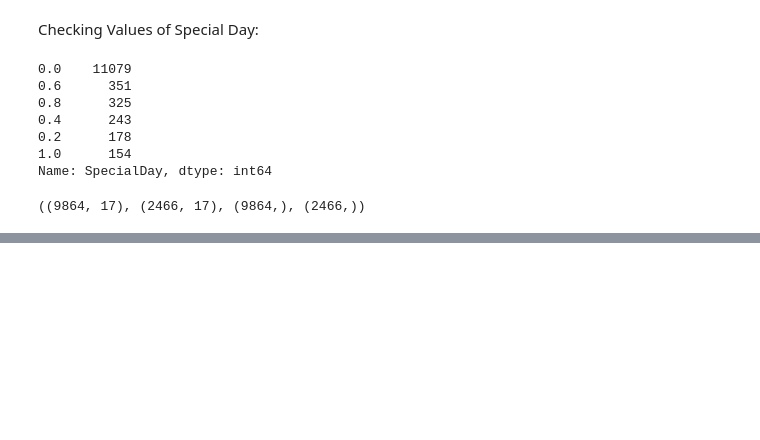
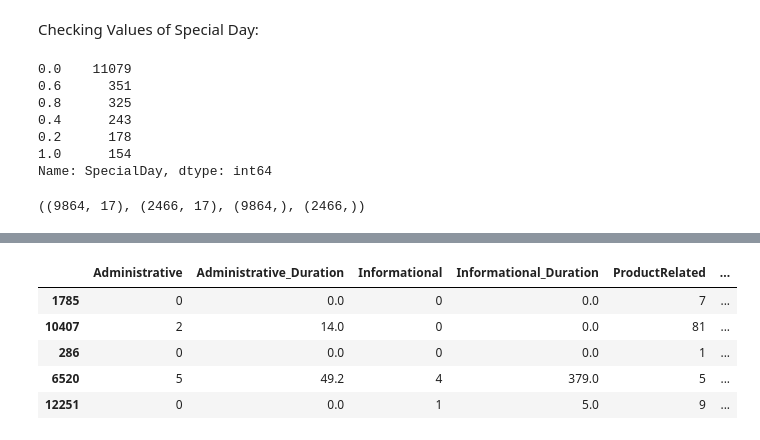
Before and after one commit to sezginisg/online_shoppers, a Jupyter notebook: Sez/Eda.ipynb, the cells around one changed output, grey strips where cells are left out. Drawn from its saved outputs; the diff is of its cells as text; code cells hidden in the pictures; blank space fills up the shorter version.

```diff
--- a/Sez/Eda.ipynb
+++ b/Sez/Eda.ipynb
@@ -139,0 +134,9 @@ TypeError: numpy boolean subtract, the `-` operator, is deprecated, use the bitw
+# %%
+X_train.head()
+# %% [output]
+|  | Administrative | Administrative_Duration | Informational | Informational_Duration | ProductRelated | ... |
+| 1785 | 0 | 0.0 | 0 | 0.0 | 7 | ... |
+| 10407 | 2 | 14.0 | 0 | 0.0 | 81 | ... |
+| 286 | 0 | 0.0 | 0 | 0.0 | 1 | ... |
+| 6520 | 5 | 49.2 | 4 | 379.0 | 5 | ... |
+| 12251 | 0 | 0.0 | 1 | 5.0 | 9 | ... |
```
Also changed, not shown: parts of 22 cells of this notebook.
